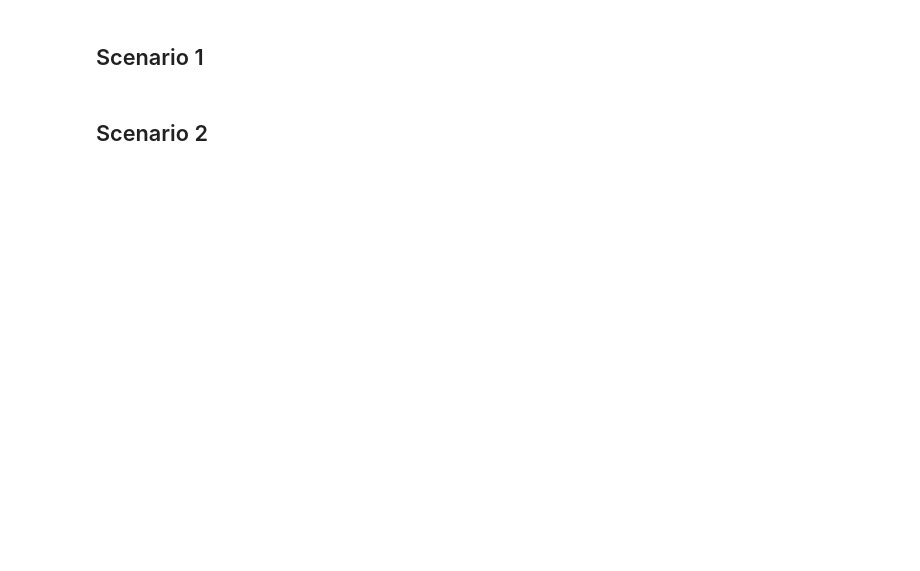
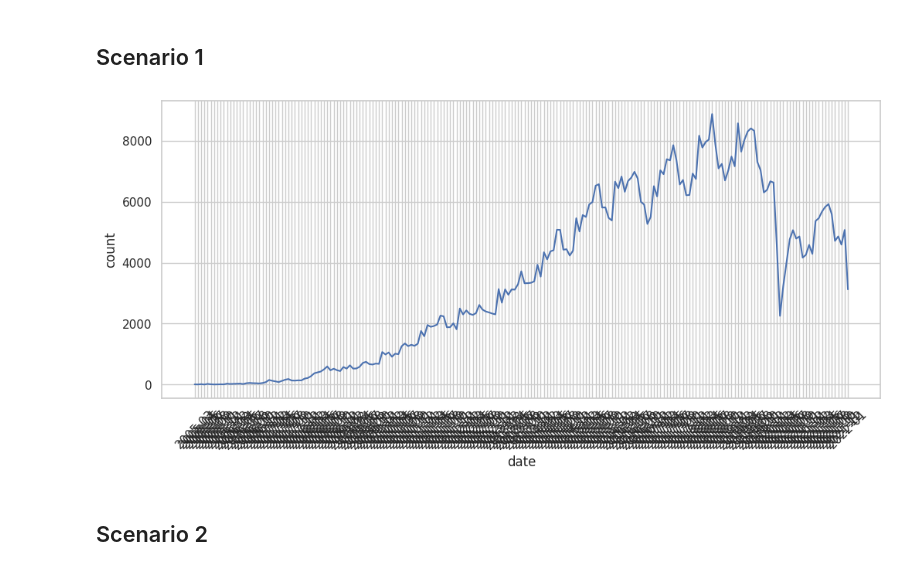
Before and after one commit to sohrab-gh/st, a Jupyter notebook: SpecialTopic_HM01.ipynb, the cells around one changed output. Cells and saved outputs as stored; diff of their text form; code cells hidden in the pictures; blank space fills up the shorter version.

```diff
--- a/SpecialTopic_HM01.ipynb
+++ b/SpecialTopic_HM01.ipynb
@@ -26,16 +62,9 @@ sns.set(style="whitegrid")
 # %% [markdown]
 ## Scenario 1
 # %%
-# Scenario 1 — Line Plot
-review['date']=pd.to_datetime(review['date'])
-monthly = review.groupby(review['date'].dt.to_period('M')).size().reset_index(name='count')
-monthly['date']=monthly['date'].astype(str)
-
-plt.figure(figsize=(12,5))
-sns.lineplot(data=monthly, x='date', y='count')
-plt.xticks(rotation=45)
-plt.title("Monthly Review Count")
-plt.show()
+df_review['date']=pd.to_datetime(df_review['date']); monthly=df_review.groupby(df_review['date'].dt.to_period('M')).size().reset_index(name='count'); monthly['date']=monthly['date'].astype(str); plt.figure(figsize=(12,5)); sns.lineplot(data=monthly,x='date',y='count'); plt.xticks(rotation=45); plt.show()
+# %% [output]
+[figure, added]
 # %% [markdown]
 ## Scenario 2
 # %%
```
Also changed, not shown: parts of 20 cells of this notebook.
